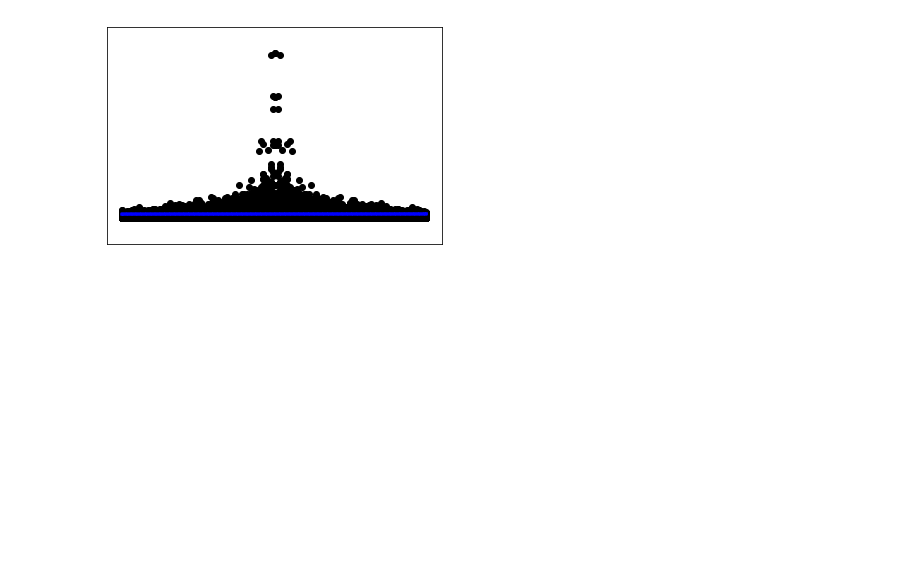
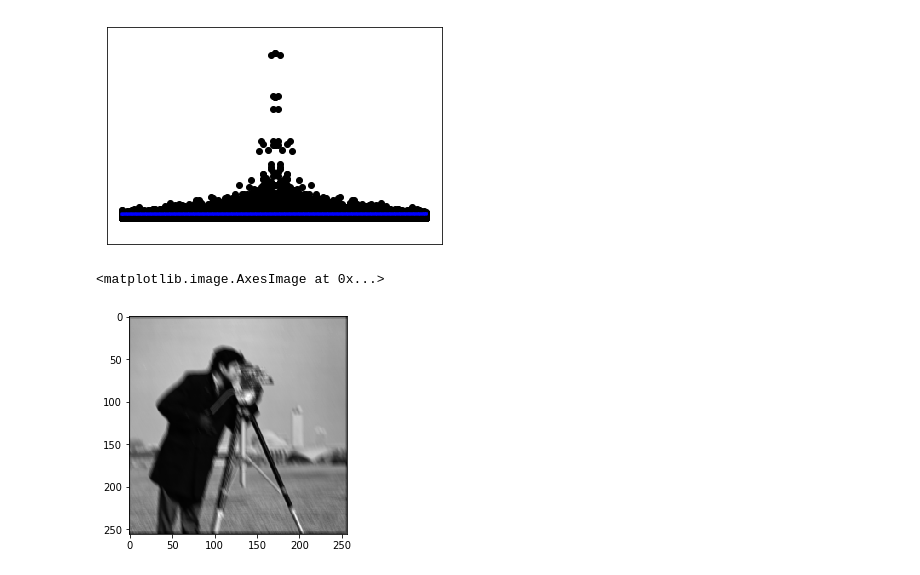
Before and after one commit to lePossum/Diploma, a Jupyter notebook: cur_work/Diploma_work.ipynb, the cells around one changed output. Saved outputs shown, nothing was run; the diff lists cells and outputs as text; code cells hidden in the pictures; blank space fills up the shorter version.

```diff
--- a/cur_work/Diploma_work.ipynb
+++ b/cur_work/Diploma_work.ipynb
@@ -413,3 +432,35 @@ Variance score: 0.00
 # %%
 a = rgb2gray(plt.imread('mb2_cepstrum.jpg'))
 plt.imsave('mb2_cep.png', c.swap_quarters(a), cmap='gray')
+# %%
+fname, kername = "lena.bmp", "an_large.png"
+joj = rgb2gray(plt.imread("../pict/default_pics/" + fname))
+ker = rgb2gray(plt.imread("../pict/kers/" + kername))
+print(joj.shape, ker.shape)
+q = ss.convolve2d(joj, ker)
+# %%
+fnames = listdir("../pict/default_pics/")
+kers = listdir("../pict/kers/")
+
+
+for f in fnames:
+    for k in kers:
+        joj = rgb2gray(plt.imread("../pict/default_pics/" + f))
+        ker = rgb2gray(plt.imread("../pict/kers/" + k))
+        q = ss.convolve2d(joj, ker, mode='same')
+        plt.imsave("../res_09_12/" + f[:-4] + "_" + k[:-4] + ".png", q, cmap='gray')
+# %%
+fnames = listdir("../res_09_12/")
+fnames.remove('ceps')
+fnames.remove('log')
+
+for f in fnames:
+    joj = rgb2gray(plt.imread("../res_09_12/" + f))
+    q = c.swap_quarters(get_ceps(joj))
+    plt.imsave("../res_09_12/ceps/" + f[:-4] + "_cep.png", q, cmap='gray')
+    plt.imsave("../res_09_12/log/" + f[:-4] + "_log.png", c.swap_quarters(calculate_log(joj)), cmap='gray')
+# %%
+plt.imshow(q, cmap='gray')
+# %% [output]
+<matplotlib.image.AxesImage at 0x...>
+[figure, added]
```
Also changed, not shown: parts of 4 cells of this notebook, 14 other files.
